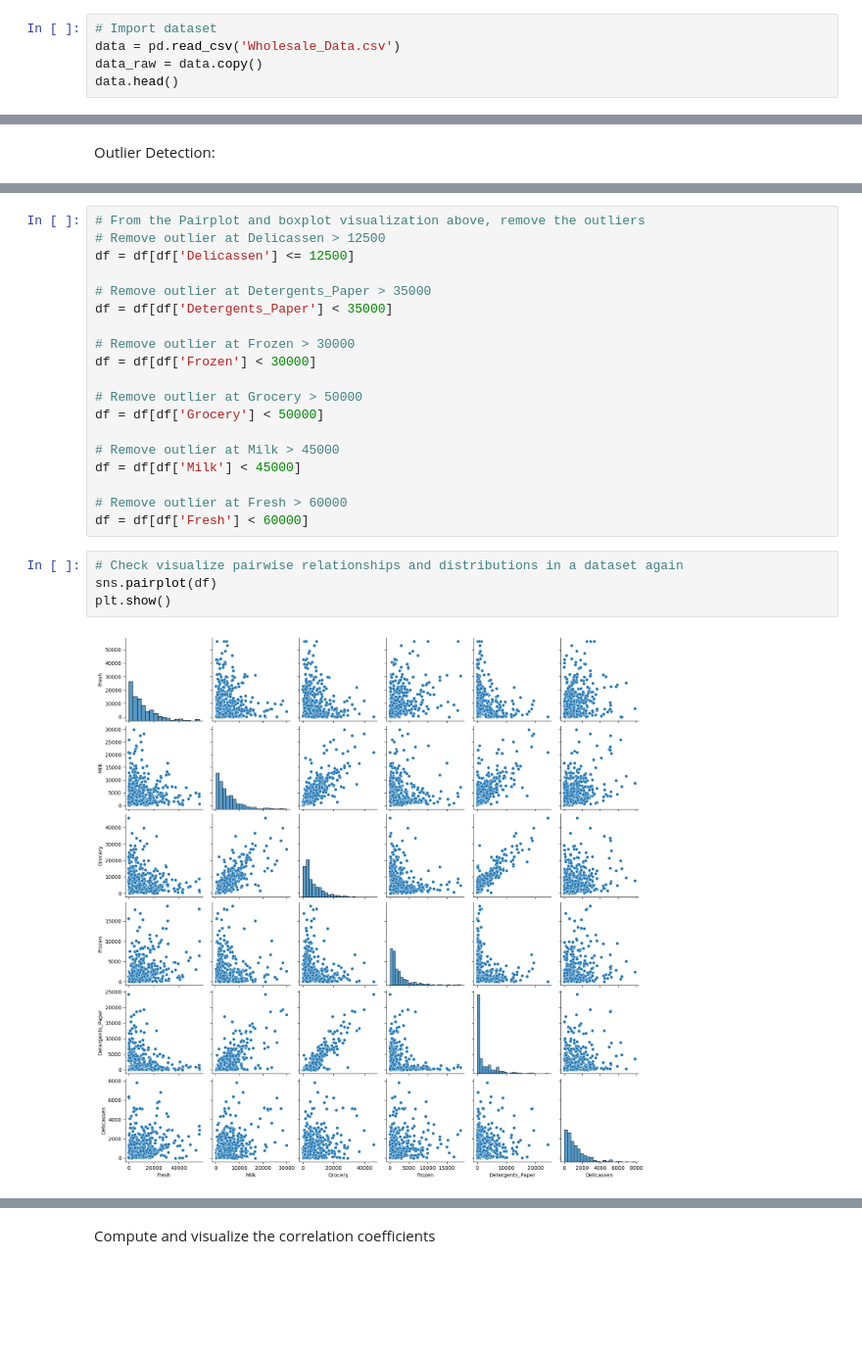
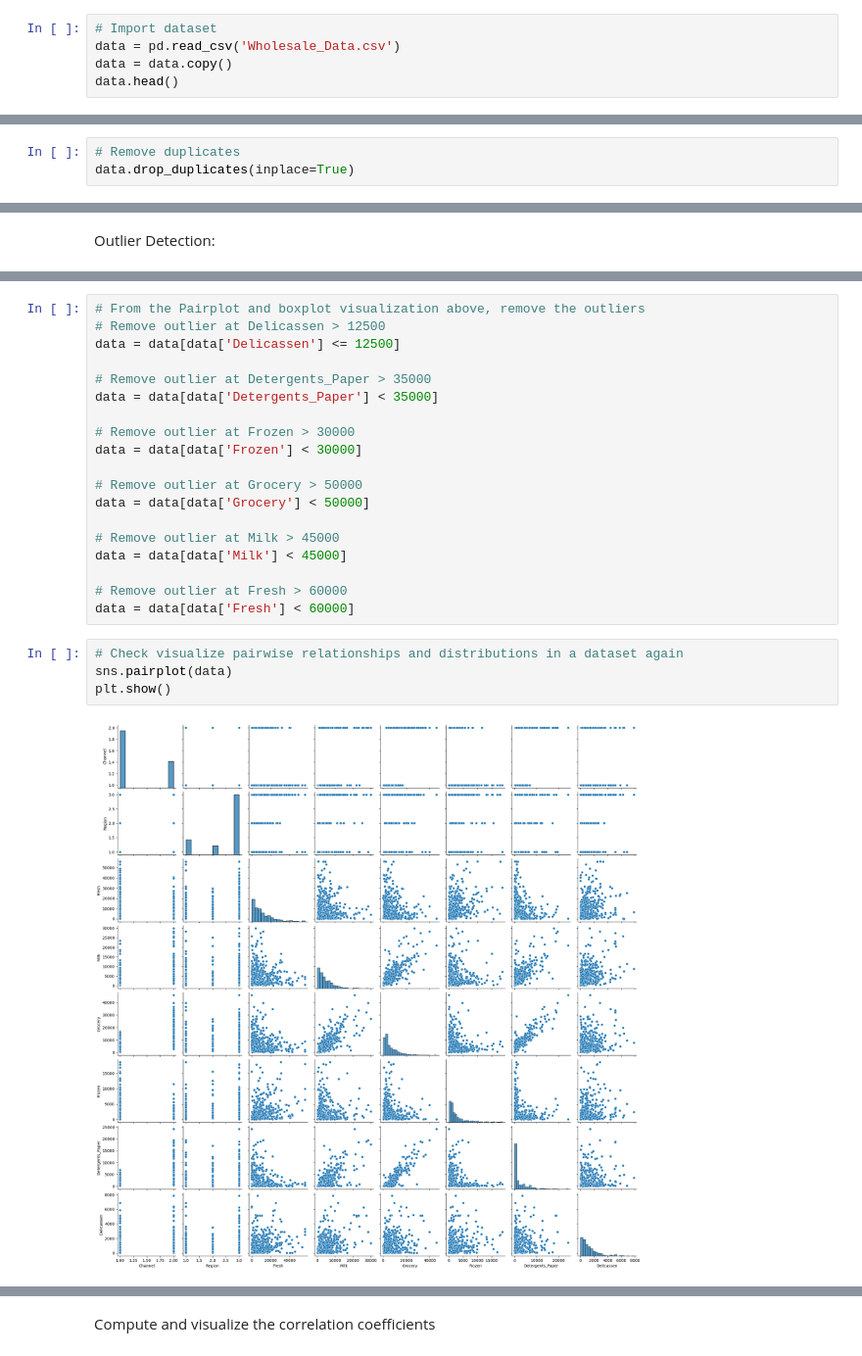
Before and after one commit to Red-Nguyen/-Unsupervised-Learning-Project, a Jupyter notebook: Unsupervised Learning - Project.ipynb, the cells around one changed output, grey strips where cells are left out. Shown at 98% size. Cells and saved outputs as stored; diff of their text form; blank space fills up the shorter version.

```diff
--- a/Unsupervised Learning - Project.ipynb
+++ b/Unsupervised Learning - Project.ipynb
@@ -36,7 +38,7 @@ warnings.filterwarnings('ignore')
 # %%
 # Import dataset
 data = pd.read_csv('Wholesale_Data.csv')
-data_raw = data.copy()
+data = data.copy()
 data.head()
 # %% [output]
 |  | Channel | Region | Fresh | Milk | Grocery | Frozen | Detergents_Paper | Delicassen |
@@ -51,2 +50,5 @@ df = data.drop(columns=['Channel', 'Region'])
+# %%
+# Remove duplicates
+data.drop_duplicates(inplace=True)
 # %%
 # Display summary statistics
@@ -140,25 +255,25 @@ plt.show()
 # %%
 # From the Pairplot and boxplot visualization above, remove the outliers
 # Remove outlier at Delicassen > 12500
-df = df[df['Delicassen'] <= 12500]
+data = data[data['Delicassen'] <= 12500]
 
 # Remove outlier at Detergents_Paper > 35000
-df = df[df['Detergents_Paper'] < 35000]
+data = data[data['Detergents_Paper'] < 35000]
 
 # Remove outlier at Frozen > 30000
-df = df[df['Frozen'] < 30000]
+data = data[data['Frozen'] < 30000]
 
 # Remove outlier at Grocery > 50000
-df = df[df['Grocery'] < 50000]
+data = data[data['Grocery'] < 50000]
 
 # Remove outlier at Milk > 45000
-df = df[df['Milk'] < 45000]
+data = data[data['Milk'] < 45000]
 
 # Remove outlier at Fresh > 60000
-df = df[df['Fresh'] < 60000]
+data = data[data['Fresh'] < 60000]
 # %%
 # Check visualize pairwise relationships and distributions in a dataset again
-sns.pairplot(df)
+sns.pairplot(data)
 plt.show()
 # %% [output]
-[figure, old version]
+[figure, new version]
```
Also changed, not shown: parts of 73 cells of this notebook, 1 other file.
